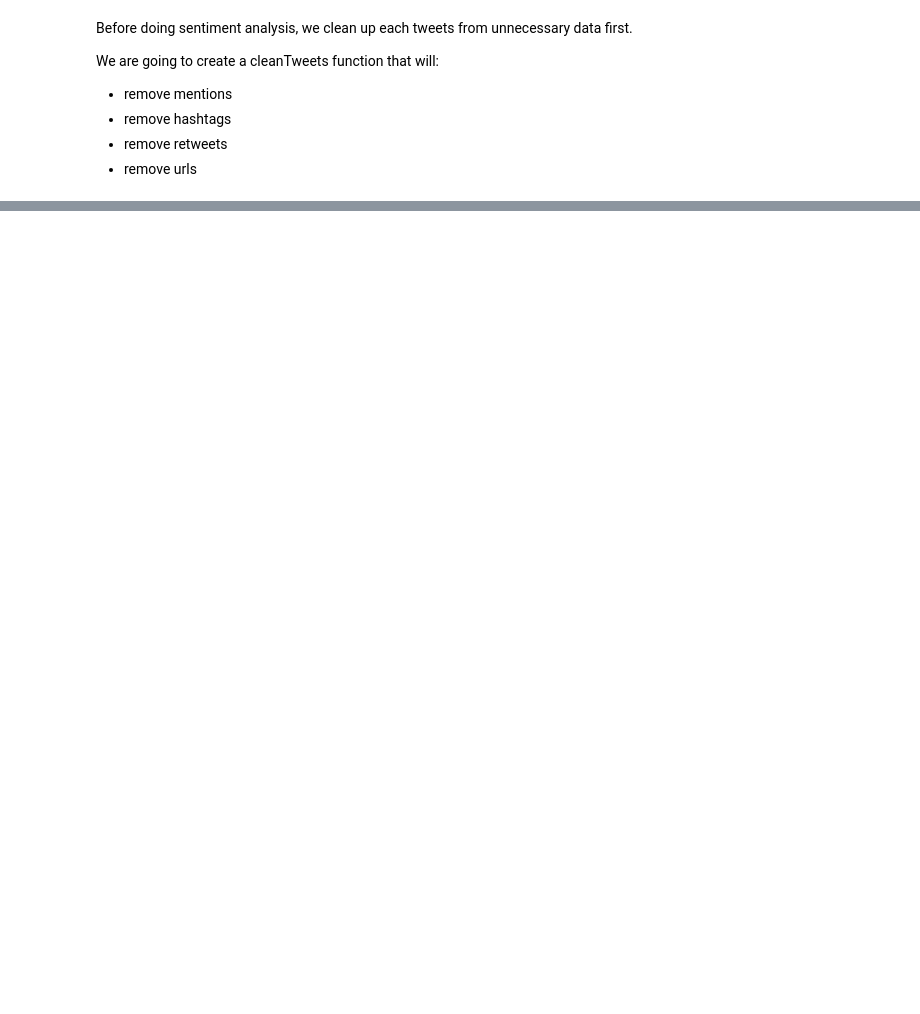
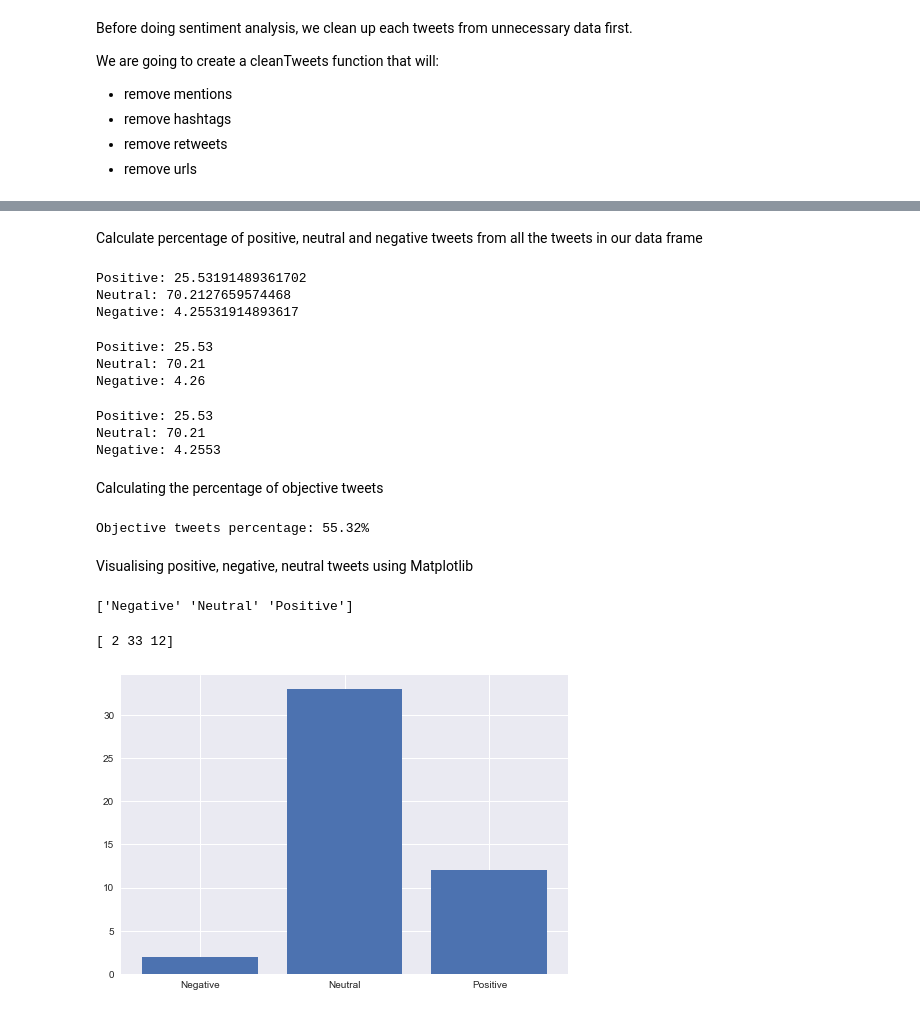
Before and after one commit to mayank-aggrwal/NLP, a Jupyter notebook: Twitter_Sentiment_Analysis/1_twitter_sentiment_analysis.ipynb, the cells around one changed output, grey strips where cells are left out. Cells and saved outputs as stored; diff of their text form; code cells hidden in the pictures; blank space fills up the shorter version.

Commit message:
Sentiment Analysis of tweets

```diff
--- a/Twitter_Sentiment_Analysis/1_twitter_sentiment_analysis.ipynb
+++ b/Twitter_Sentiment_Analysis/1_twitter_sentiment_analysis.ipynb
@@ -151,0 +296,10 @@ re.sub?
+# %%
+def getTextAnalysis(a):
+    if a < 0:
+        return 'Negative'
+    elif a == 0:
+        return 'Neutral'
+    else:
+        return 'Positive'
+# %%
+df['Score'] = df['Polarity'].apply(getTextAnalysis)
@@ -151,0 +326,67 @@ re.sub?
+# %% [markdown]
+Calculate percentage of positive, neutral and negative tweets from all the tweets in our data frame
+# %%
+positive_perc = ((df[df['Score'] == 'Positive'].shape[0])/(df.shape[0])) * 100
+print("Positive:", positive_perc)
+
+neutral_perc = ((df[df['Score'] == 'Neutral'].shape[0])/(df.shape[0])) * 100
+print("Neutral:", neutral_perc)
+
+negative_perc = ((df[df['Score'] == 'Negative'].shape[0])/(df.shape[0])) * 100
+print("Negative:", negative_perc)
+# %% [output]
+Positive: 25.53191489361702
+Neutral: 70.2127659574468
+Negative: 4.25531914893617
+# %%
+# Rounding off using  :  %.nf
+positive_perc = ((df[df['Score'] == 'Positive'].shape[0])/(df.shape[0])) * 100
+print("Positive: %.2f" % positive_perc)
+
+neutral_perc = ((df[df['Score'] == 'Neutral'].shape[0])/(df.shape[0])) * 100
+print("Neutral: %.2f" % neutral_perc)
+
+negative_perc = ((df[df['Score'] == 'Negative'].shape[0])/(df.shape[0])) * 100
+print("Negative: %.2f" % negative_perc)
+# %% [output]
+Positive: 25.53
+Neutral: 70.21
+Negative: 4.26
+# %%
+# Rounding off using  :  round(a, 2)
+positive_perc = ((df[df['Score'] == 'Positive'].shape[0])/(df.shape[0])) * 100
+print("Positive:", round(positive_perc, 2))
+
+neutral_perc = ((df[df['Score'] == 'Neutral'].shape[0])/(df.shape[0])) * 100
+print("Neutral:", round(neutral_perc, 2))
+
+negative_perc = ((df[df['Score'] == 'Negative'].shape[0])/(df.shape[0])) * 100
+print("Negative:", round(negative_perc, 4))
+# %% [output]
+Positive: 25.53
+Neutral: 70.21
+Negative: 4.2553
+# %% [markdown]
+Calculating the percentage of objective tweets
+# %%
+objective_perc = ((df[df['Subjectivity'] == 0].shape[0])/ (df.shape[0])) * 100
+print("Objective tweets percentage: {}%".format(round(objective_perc, 2)) )
+# %% [output]
+Objective tweets percentage: 55.32%
+# %% [markdown]
+Visualising positive, negative, neutral tweets using Matplotlib
+# %%
+label = df.groupby('Score').count().index.values
+print(label)
+# %% [output]
+['Negative' 'Neutral' 'Positive']
+# %%
+values = df.groupby('Score').size().values
+print(values)
+# %% [output]
+[ 2 33 12]
+# %%
+plt.bar(label, values)
+plt.show()
+# %% [output]
+[figure, added]
```
Also changed, not shown: parts of 29 cells of this notebook.
